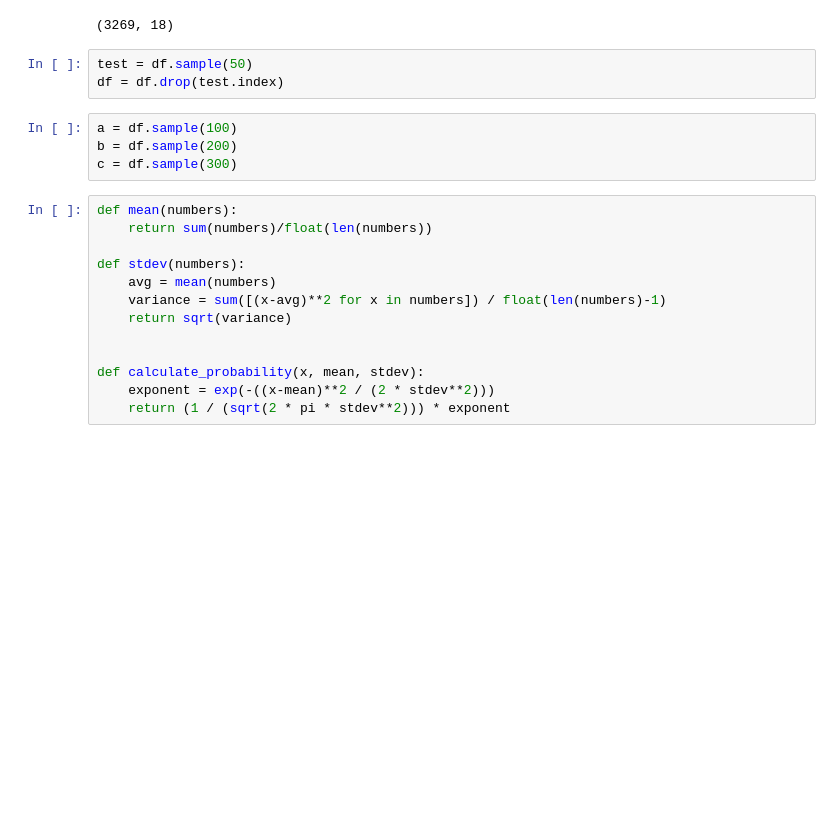
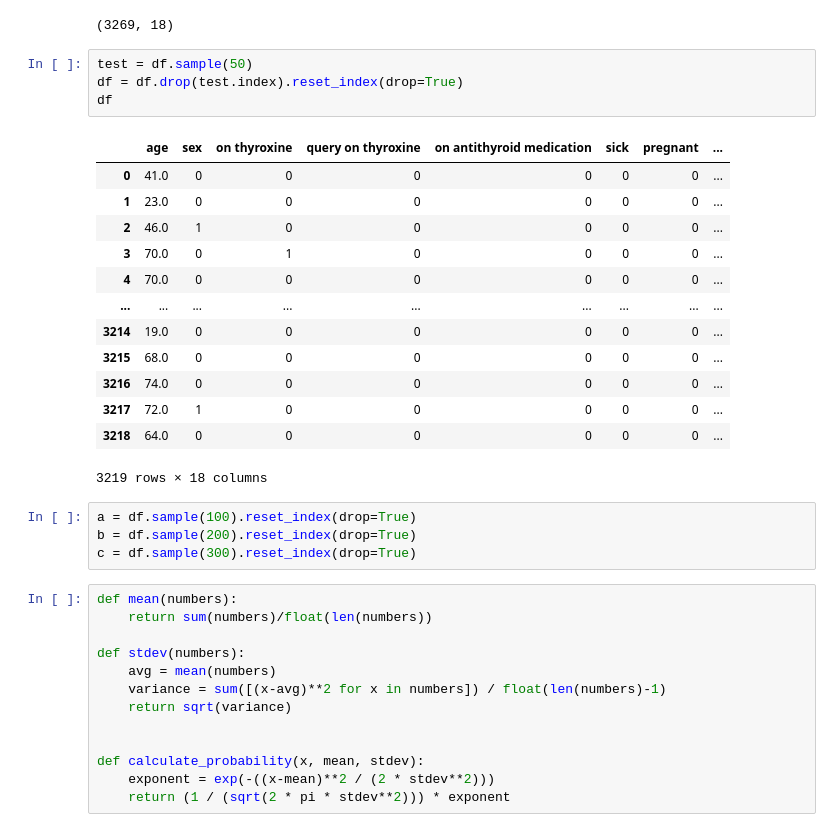
Before and after one commit to ScxttM/machineLeaning, a Jupyter notebook: Bayes/naiveBayes.ipynb, the cells around one changed output. Saved outputs shown, nothing was run; the diff lists cells and outputs as text; blank space fills up the shorter version.

```diff
--- a/Bayes/naiveBayes.ipynb
+++ b/Bayes/naiveBayes.ipynb
@@ -54,11 +54,26 @@ df.shape
 (3269, 18)
 # %%
 test = df.sample(50)
-df = df.drop(test.index)
+df = df.drop(test.index).reset_index(drop=True)
+df
+# %% [output]
+|  | age | sex | on thyroxine | query on thyroxine | on antithyroid medication | sick | pregnant | ... |
+| 0 | 41.0 | 0 | 0 | 0 | 0 | 0 | 0 | ... |
+| 1 | 23.0 | 0 | 0 | 0 | 0 | 0 | 0 | ... |
+| 2 | 46.0 | 1 | 0 | 0 | 0 | 0 | 0 | ... |
+| 3 | 70.0 | 0 | 1 | 0 | 0 | 0 | 0 | ... |
+| 4 | 70.0 | 0 | 0 | 0 | 0 | 0 | 0 | ... |
+| ... | ... | ... | ... | ... | ... | ... | ... | ... |
+| 3214 | 19.0 | 0 | 0 | 0 | 0 | 0 | 0 | ... |
+| 3215 | 68.0 | 0 | 0 | 0 | 0 | 0 | 0 | ... |
+| 3216 | 74.0 | 0 | 0 | 0 | 0 | 0 | 0 | ... |
+| 3217 | 72.0 | 1 | 0 | 0 | 0 | 0 | 0 | ... |
+| 3218 | 64.0 | 0 | 0 | 0 | 0 | 0 | 0 | ... |
+3219 rows × 18 columns
 # %%
-a = df.sample(100)
-b = df.sample(200)
-c = df.sample(300)
+a = df.sample(100).reset_index(drop=True)
+b = df.sample(200).reset_index(drop=True)
+c = df.sample(300).reset_index(drop=True)
 # %%
 def mean(numbers):
 	return sum(numbers)/float(len(numbers))
```
Also changed, not shown: parts of 5 cells of this notebook.
